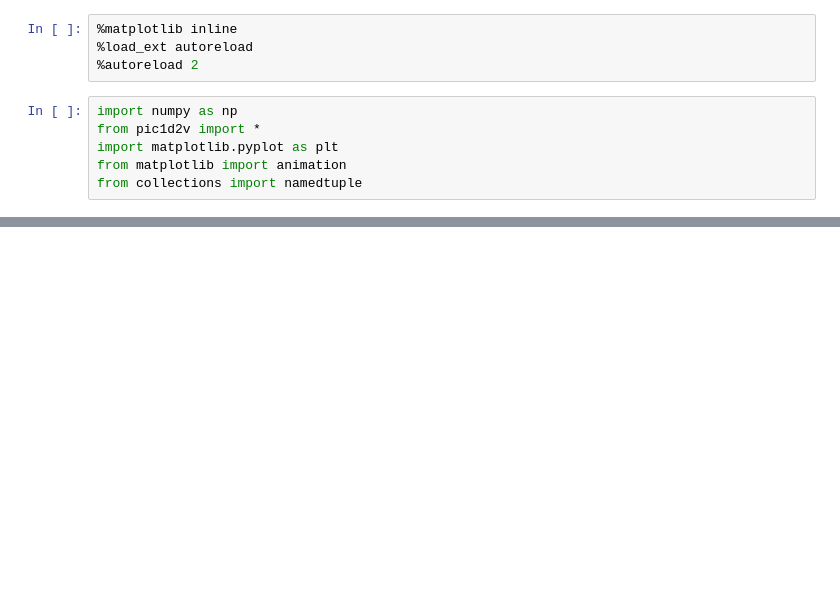
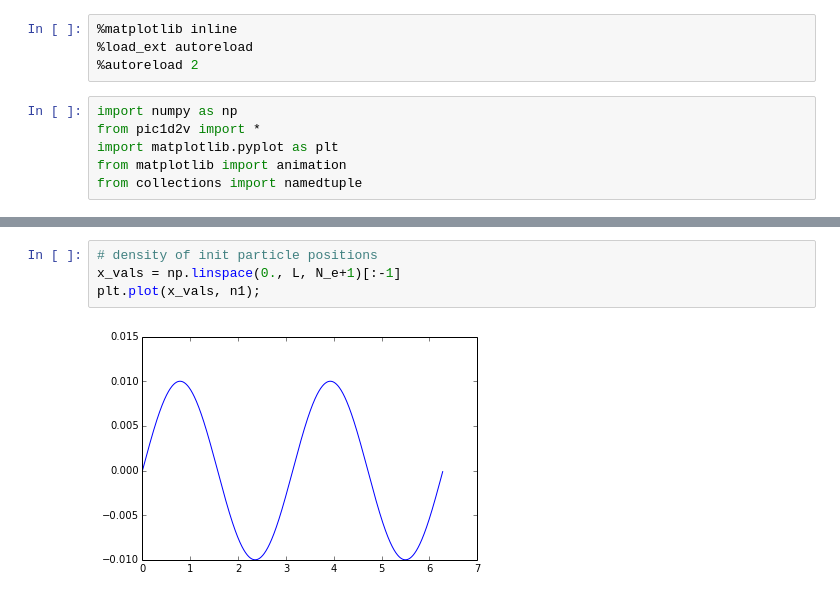
Before and after one commit to shigh/pyes1, a Jupyter notebook: 1d2v-wave.ipynb, the cells around one changed output, grey strips where cells are left out. Drawn from its saved outputs; the diff is of its cells as text; blank space fills up the shorter version.

```diff
--- a/1d2v-wave.ipynb
+++ b/1d2v-wave.ipynb
@@ -51,3 +55,9 @@ plt.plot(poisson_solve_fft(wx, dx))
+# %%
+# density of init particle positions
+x_vals = np.linspace(0., L, N_e+1)[:-1]
+plt.plot(x_vals, n1);
+# %% [output]
+[figure, added]
 # %%
 fig = plt.figure()
 p1 = fig.add_subplot(1, 1, 1)
```
Also changed, not shown: parts of 7 cells of this notebook, 1 other file.
